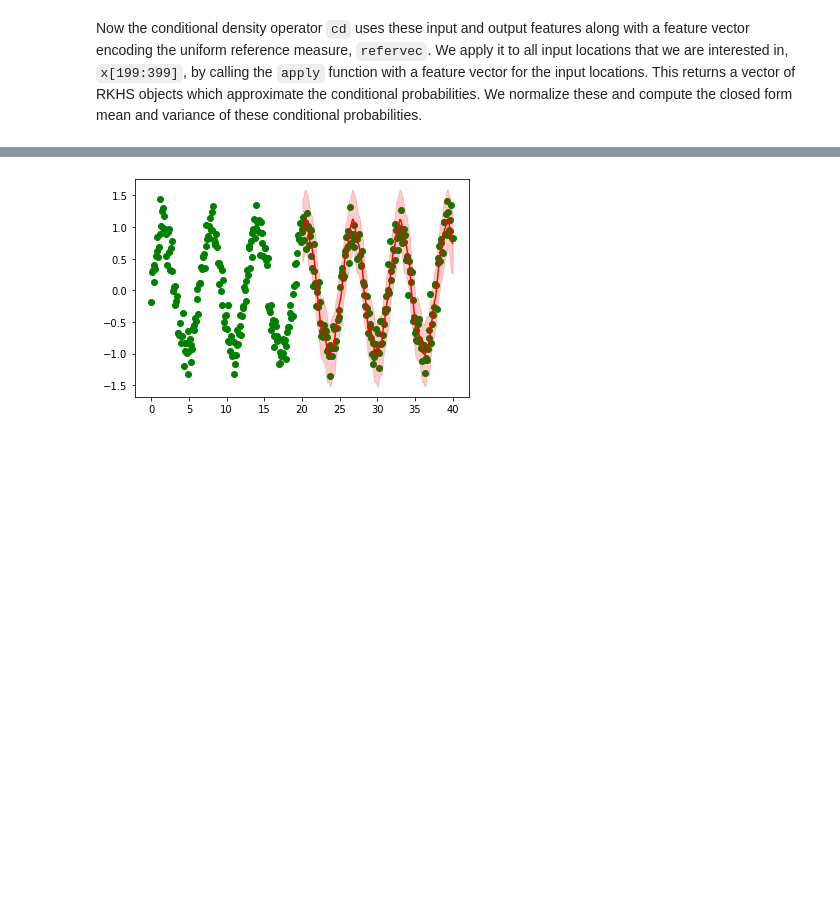
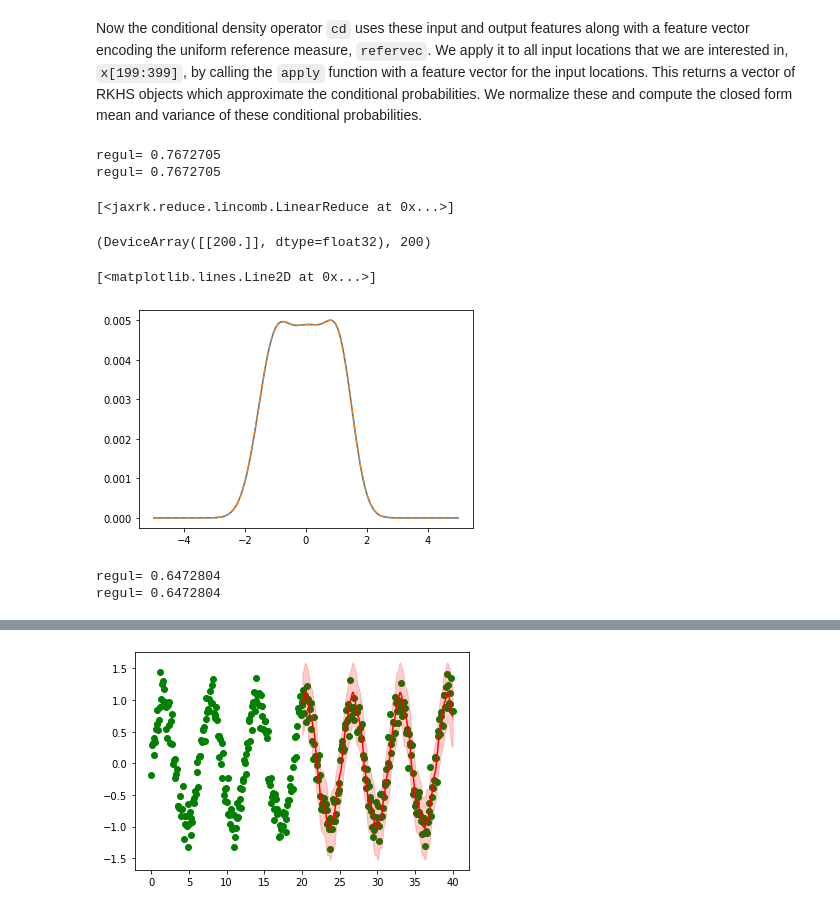
Before and after one commit to zalandoresearch/JaxRK, a Jupyter notebook: examples/Quick_start.ipynb, the cells around one changed output, grey strips where cells are left out. Cells and saved outputs as stored; diff of their text form; code cells hidden in the pictures; blank space fills up the shorter version.

Commit message:
Fixed up tests of reduce and vectors. Next up: kernels and point_representant/pos_proj

```diff
--- a/examples/Quick_start.ipynb
+++ b/examples/Quick_start.ipynb
@@ -100,3 +102,35 @@ outvec = FiniteVec(out_kern, y[:200], [])
 # %% [markdown]
 Now the conditional density operator `cd` uses these input and output features along with a feature vector encoding the uniform reference measure, `refervec`.
 We apply it to all input locations that we are interested in, `x[199:399]`, by calling the `apply` function with a feature vector for the input locations. This returns a vector of RKHS objects which approximate the conditional probabilities. We normalize these and compute the closed form mean and variance of these conditional probabilities.
+# %%
+s = CovOp(outvec).solve(outvec.mean())
+#s2 = outvec.updated(s.reduce[-2].linear_map.squeeze()/s.reduce[-2].linear_map.sum()).extend_reduce([Sum()])
+G = outvec.k(outvec.inspace_points)
+G_i = np.linalg.inv(G + 0.7672705* np.eye(200))
+s3 = outvec.extend_reduce([LinearReduce((G_i@G_i@G).mean(0, keepdims=True))])#.normalized()
+CovOp(outvec).solve(outvec).reduce
+# %% [output]
+regul= 0.7672705
+regul= 0.7672705
+[<jaxrk.reduce.lincomb.LinearReduce at 0x...>]
+# %%
+outvec.mean().nsamps(), len(outvec)
+# %% [output]
+(DeviceArray([[200.]], dtype=float32), 200)
+# %%
+#%debug
+test_x = np.linspace(-5,5, 3000)
+pl.plot(test_x, s(test_x[:,None]).squeeze())
+#pl.plot(test_x, s2(test_x[:,None]).squeeze())
+pl.plot(test_x, s3(test_x[:,None]).squeeze(), "--")
+# %% [output]
+[<matplotlib.lines.Line2D at 0x...>]
+[figure, added]
+# %%
+op = {"du": Cdo(invec, outvec, refervec, center = False),
+            "dc": Cdo(invec, outvec, refervec, center = True),
+            "mu": Cmo(invec, outvec, center = False),
+            "mc": Cmo(invec, outvec, center = True)}
+# %% [output]
+regul= 0.6472804
+regul= 0.6472804
```
Also changed, not shown: parts of 8 cells of this notebook, 9 other files.
